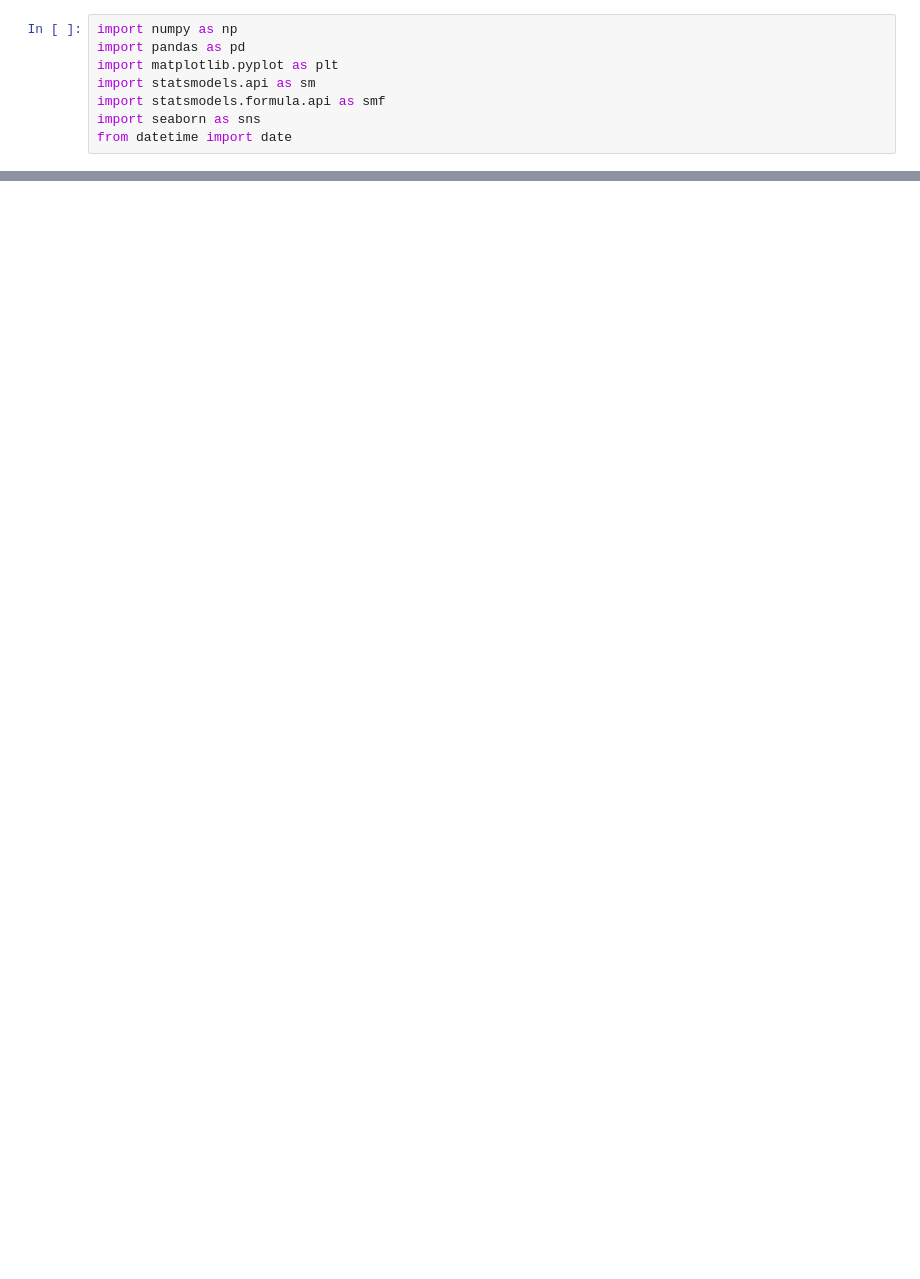
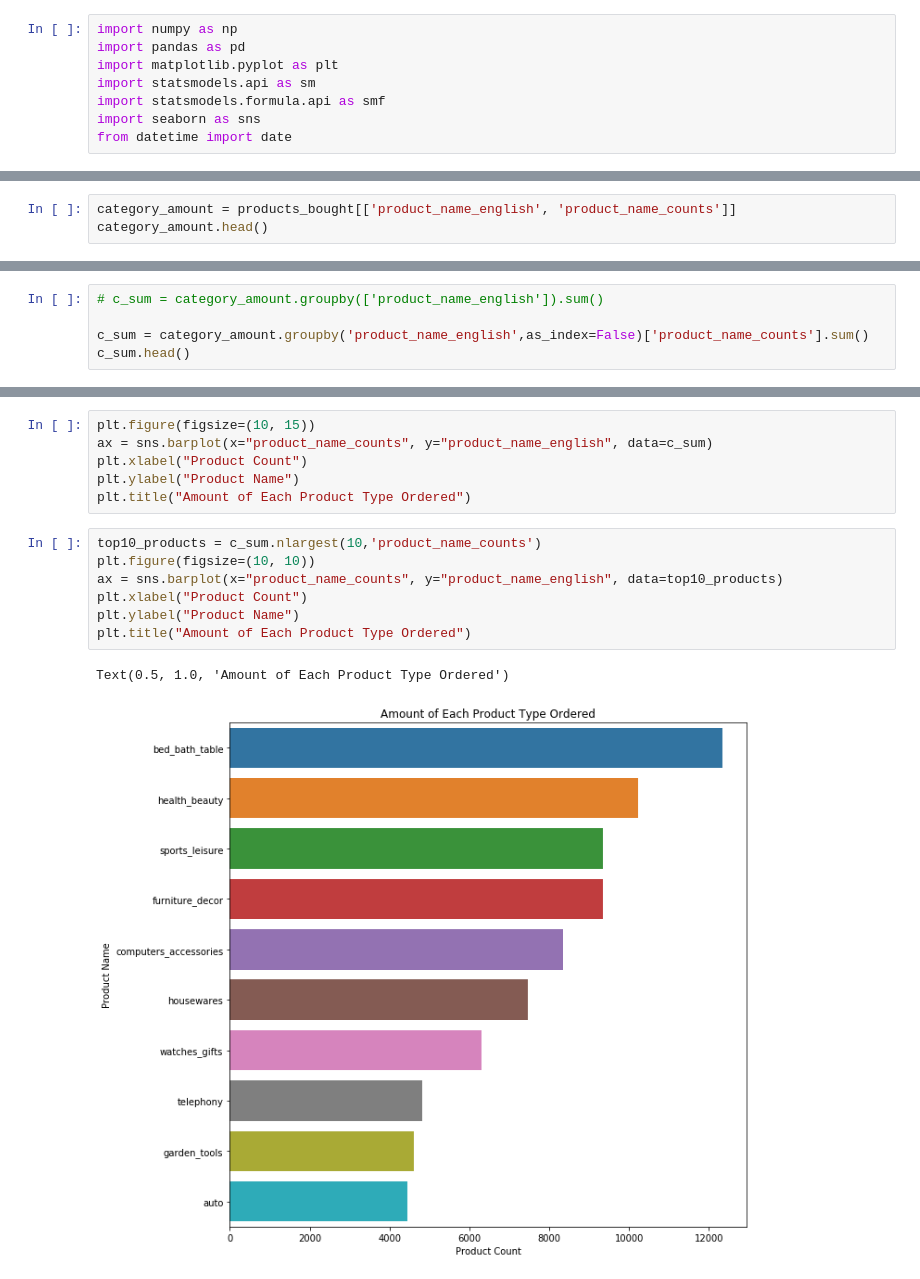
Before and after one commit to Carlene/olist_project, a Jupyter notebook: six_months.ipynb, the cells around one changed output, grey strips where cells are left out. Saved outputs shown, nothing was run; the diff lists cells and outputs as text; blank space fills up the shorter version.

```diff
--- a/six_months.ipynb
+++ b/six_months.ipynb
@@ -34,0 +194,3 @@ Name: customer_unique_id, Length: 95419, dtype: int64
+# %%
+category_amount = products_bought[['product_name_english', 'product_name_counts']]
+category_amount.head()
@@ -34,0 +204,5 @@ Name: customer_unique_id, Length: 95419, dtype: int64
+# %%
+# c_sum = category_amount.groupby(['product_name_english']).sum()
+
+c_sum = category_amount.groupby('product_name_english',as_index=False)['product_name_counts'].sum()
+c_sum.head()
@@ -34,0 +236,16 @@ Name: customer_unique_id, Length: 95419, dtype: int64
+# %%
+plt.figure(figsize=(10, 15))
+ax = sns.barplot(x="product_name_counts", y="product_name_english", data=c_sum)
+plt.xlabel("Product Count")
+plt.ylabel("Product Name")
+plt.title("Amount of Each Product Type Ordered")
+# %%
+top10_products = c_sum.nlargest(10,'product_name_counts')
+plt.figure(figsize=(10, 10))
+ax = sns.barplot(x="product_name_counts", y="product_name_english", data=top10_products)
+plt.xlabel("Product Count")
+plt.ylabel("Product Name")
+plt.title("Amount of Each Product Type Ordered")
+# %% [output]
+Text(0.5, 1.0, 'Amount of Each Product Type Ordered')
+[figure, added]
```
Also changed, not shown: parts of 25 cells of this notebook, 5 other files.
